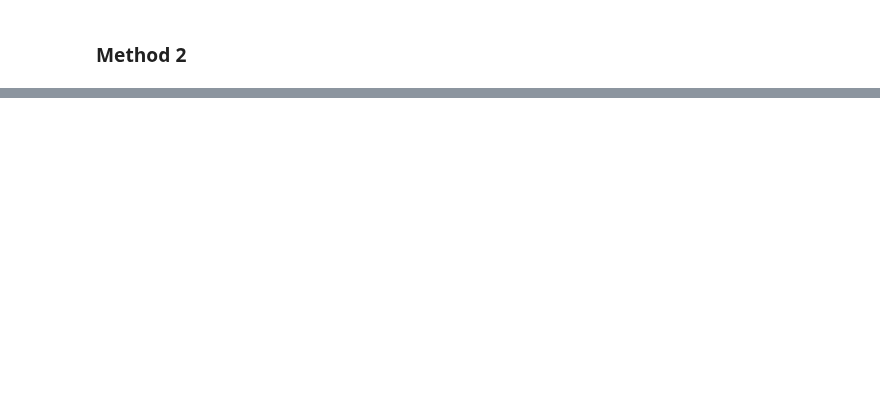
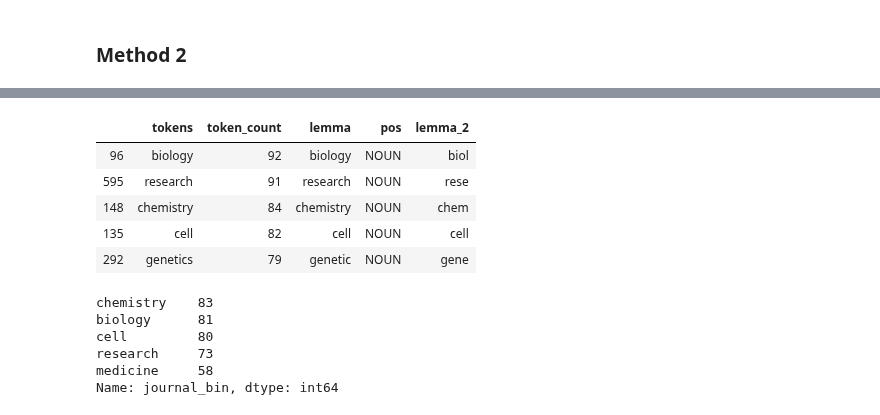
Before and after one commit to mrkjhsn/Thinkful-Exercises, a Jupyter notebook: data_cleaning_validation.ipynb, the cells around one changed output, grey strips where cells are left out. Saved outputs shown, nothing was run; the diff lists cells and outputs as text; code cells hidden in the pictures; blank space fills up the shorter version.

```diff
--- a/data_cleaning_validation.ipynb
+++ b/data_cleaning_validation.ipynb
@@ -350,0 +370,3 @@ journal_words_df_count.head(90)
+# %%
+# further refine words based on the first 4 digits
+journal_words_df_count['lemma_2'] = journal_words_df_count.lemma.apply(lambda x: str(x)[0:4])
@@ -350,0 +385,13 @@ journal_words_df_count.head(90)
+# %%
+# limit only journal tokens that are nouns
+# exclude to top 2 tokens since they aren't meaningful
+consolidated_stems = journal_words_df_count.loc[journal_words_df_count.pos == 'NOUN'][2:50]
+# %%
+consolidated_stems.head()
+# %% [output]
+|  | tokens | token_count | lemma | pos | lemma_2 |
+| 96 | biology | 92 | biology | NOUN | biol |
+| 595 | research | 91 | research | NOUN | rese |
+| 148 | chemistry | 84 | chemistry | NOUN | chem |
+| 135 | cell | 82 | cell | NOUN | cell |
+| 292 | genetics | 79 | genetic | NOUN | gene |
@@ -350,0 +406,9 @@ journal_words_df_count.head(90)
+# %%
+df.journal_bin.value_counts().head()
+# %% [output]
+chemistry    83
+biology      81
+cell         80
+research     73
+medicine     58
+Name: journal_bin, dtype: int64
```
Also changed, not shown: parts of 30 cells of this notebook.
